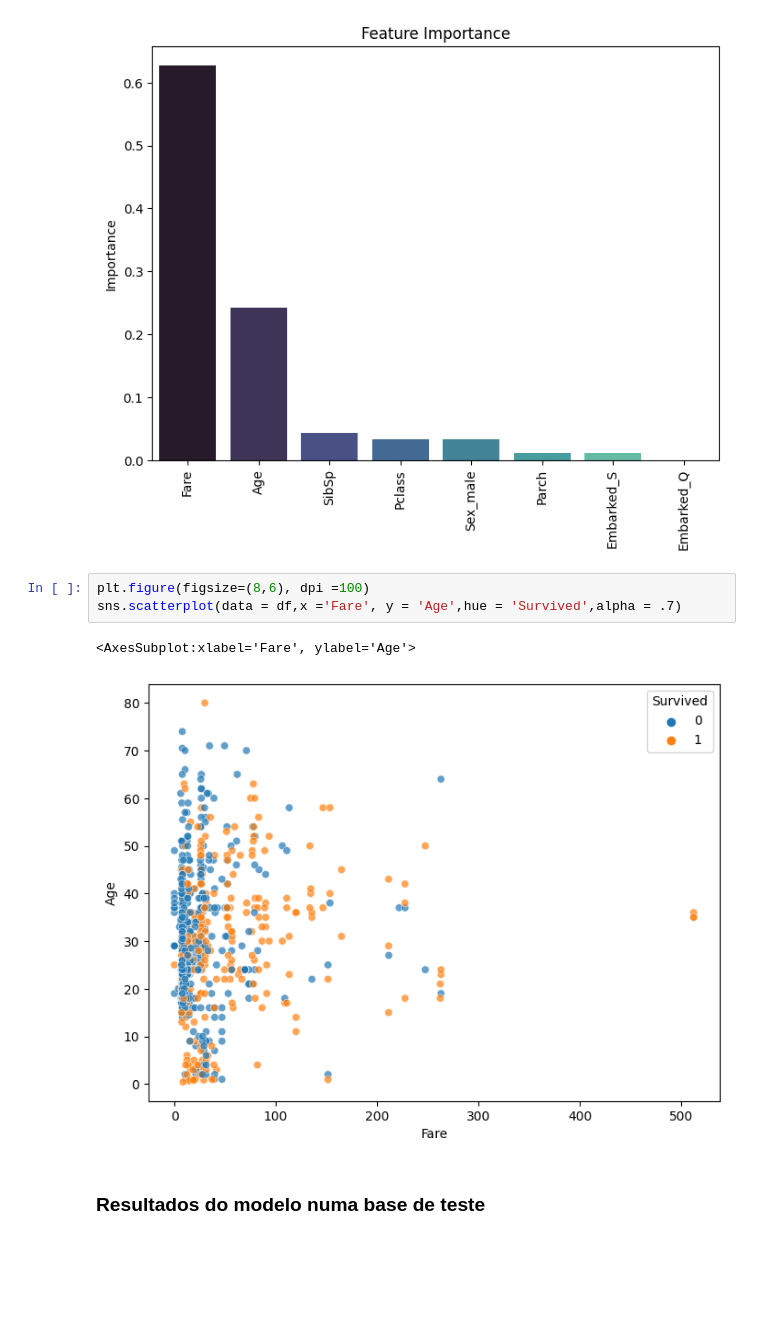
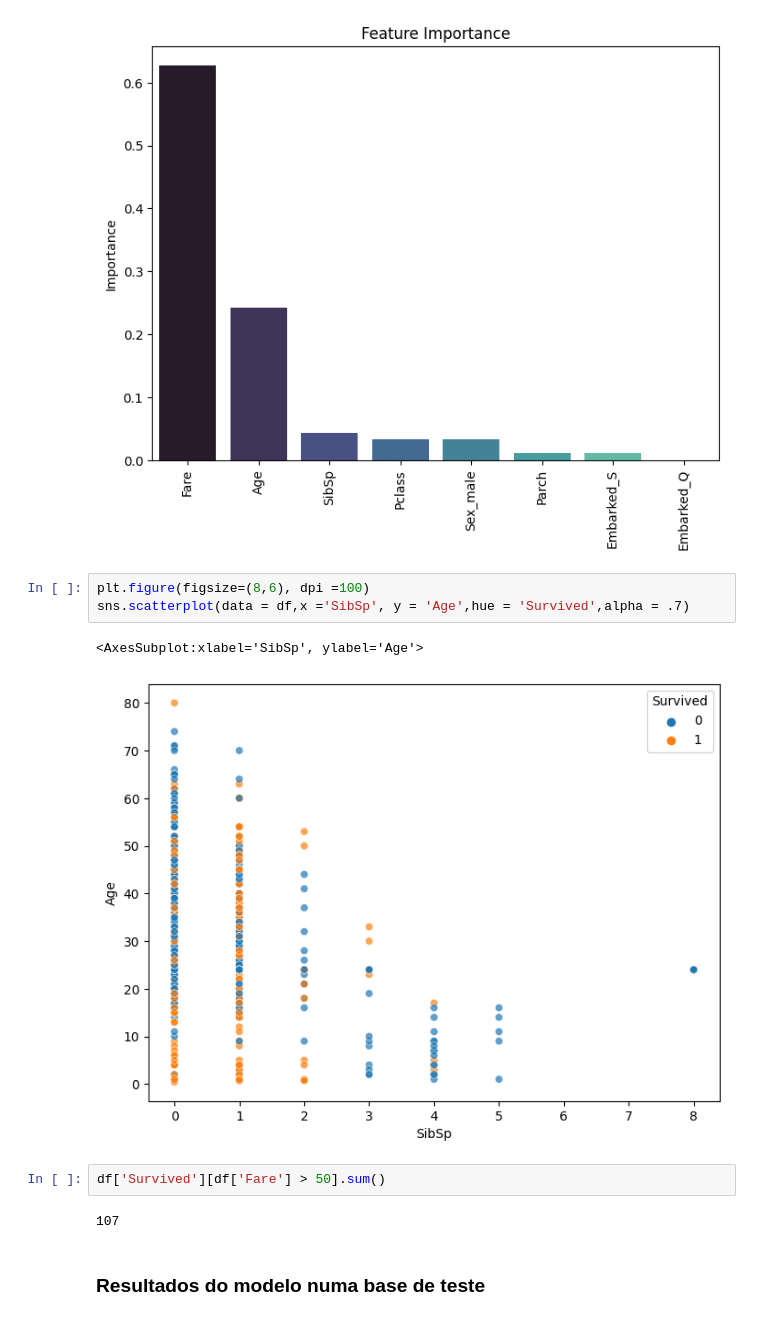
Before and after one commit to MTS2AM/Projects, a Jupyter notebook: titanic/Titanic.ipynb, the cells around one changed output. Drawn from its saved outputs; the diff is of its cells as text; blank space fills up the shorter version.

```diff
--- a/titanic/Titanic.ipynb
+++ b/titanic/Titanic.ipynb
@@ -397,10 +410,14 @@ Text(0.5, 1.0, 'Feature Importance')
 [figure]
 # %%
 plt.figure(figsize=(8,6), dpi =100)
-sns.scatterplot(data = df,x ='Fare', y = 'Age',hue = 'Survived',alpha = .7)
+sns.scatterplot(data = df,x ='SibSp', y = 'Age',hue = 'Survived',alpha = .7)
 # %% [output]
-<AxesSubplot:xlabel='Fare', ylabel='Age'>
+<AxesSubplot:xlabel='SibSp', ylabel='Age'>
-[figure, old version]
+[figure, new version]
+# %%
+df['Survived'][df['Fare'] > 50].sum()
+# %% [output]
+107
 # %% [markdown]
 ### Resultados do modelo numa base de teste
 # %%
```
Also changed, not shown: parts of 11 cells of this notebook, 13 other files.
